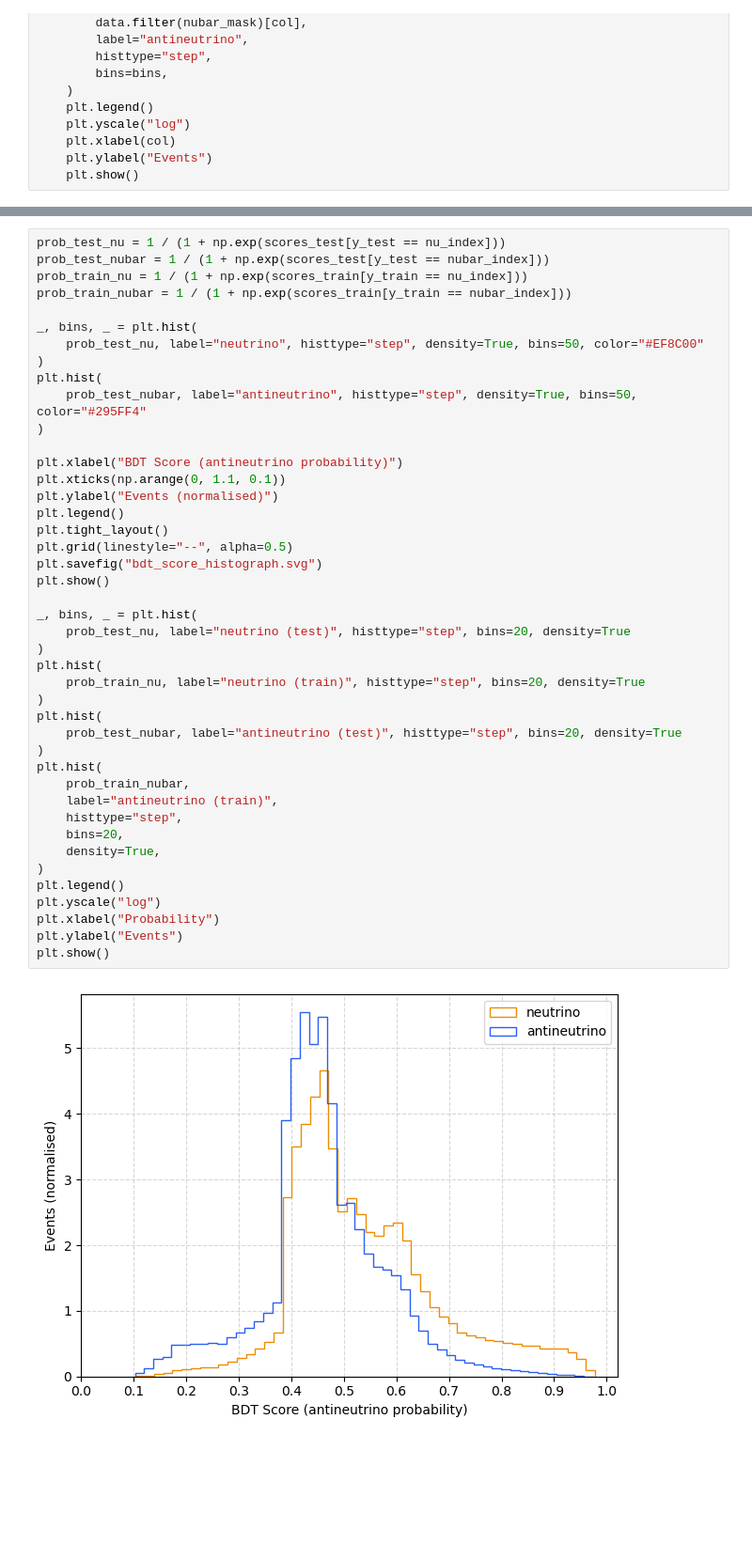
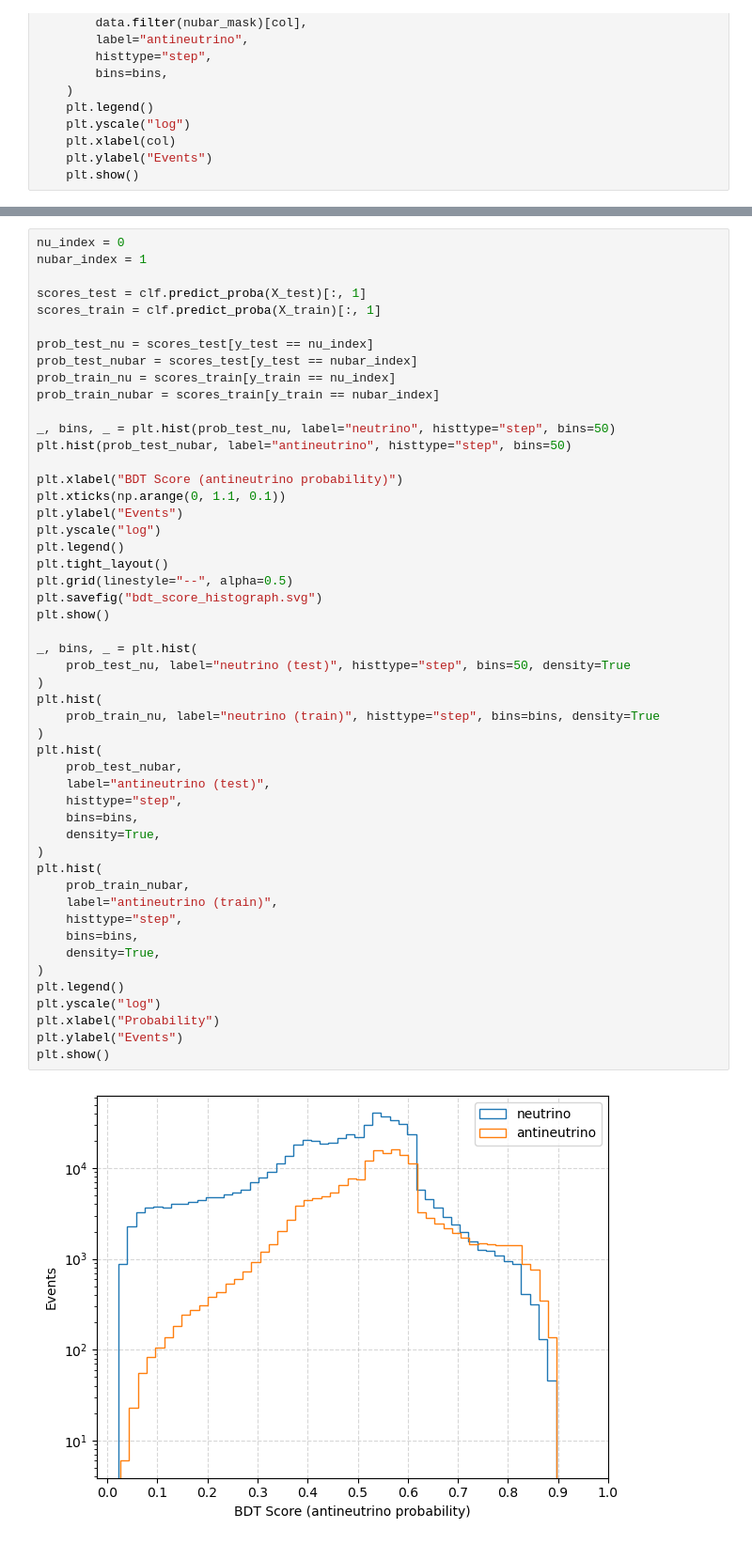
Before and after one commit to bristol-dune/atmospherics-tools, a Jupyter notebook: fast-osc-feedback/BDT-Skeleton.ipynb, the cells around one changed output, grey strips where cells are left out. Shown at 94% size. Cells and saved outputs as stored; diff of their text form; blank space fills up the shorter version.

```diff
--- a/fast-osc-feedback/BDT-Skeleton.ipynb
+++ b/fast-osc-feedback/BDT-Skeleton.ipynb
@@ -231,45 +200,52 @@ print(np.sum(n))
 # %%
-prob_test_nu = 1 / (1 + np.exp(scores_test[y_test == nu_index]))
-prob_test_nubar = 1 / (1 + np.exp(scores_test[y_test == nubar_index]))
-prob_train_nu = 1 / (1 + np.exp(scores_train[y_train == nu_index]))
-prob_train_nubar = 1 / (1 + np.exp(scores_train[y_train == nubar_index]))
+nu_index = 0
+nubar_index = 1
 
-_, bins, _ = plt.hist(
-    prob_test_nu, label="neutrino", histtype="step", density=True, bins=50, color="#EF8C00"
-)
-plt.hist(
-    prob_test_nubar, label="antineutrino", histtype="step", density=True, bins=50, color="#295FF4"
-)
+scores_test = clf.predict_proba(X_test)[:, 1]
+scores_train = clf.predict_proba(X_train)[:, 1]
+
+prob_test_nu = scores_test[y_test == nu_index]
+prob_test_nubar = scores_test[y_test == nubar_index]
+prob_train_nu = scores_train[y_train == nu_index]
+prob_train_nubar = scores_train[y_train == nubar_index]
+
+_, bins, _ = plt.hist(prob_test_nu, label="neutrino", histtype="step", bins=50)
+plt.hist(prob_test_nubar, label="antineutrino", histtype="step", bins=50)
 
 plt.xlabel("BDT Score (antineutrino probability)")
 plt.xticks(np.arange(0, 1.1, 0.1))
-plt.ylabel("Events (normalised)")
+plt.ylabel("Events")
+plt.yscale("log")
 plt.legend()
 plt.tight_layout()
 plt.grid(linestyle="--", alpha=0.5)
 plt.savefig("bdt_score_histograph.svg")
 plt.show()
 
 _, bins, _ = plt.hist(
-    prob_test_nu, label="neutrino (test)", histtype="step", bins=20, density=True
+    prob_test_nu, label="neutrino (test)", histtype="step", bins=50, density=True
 )
 plt.hist(
-    prob_train_nu, label="neutrino (train)", histtype="step", bins=20, density=True
+    prob_train_nu, label="neutrino (train)", histtype="step", bins=bins, density=True
 )
 plt.hist(
-    prob_test_nubar, label="antineutrino (test)", histtype="step", bins=20, density=True
+    prob_test_nubar,
+    label="antineutrino (test)",
+    histtype="step",
+    bins=bins,
+    density=True,
 )
 plt.hist(
     prob_train_nubar,
     label="antineutrino (train)",
     histtype="step",
-    bins=20,
+    bins=bins,
     density=True,
 )
 plt.legend()
 plt.yscale("log")
 plt.xlabel("Probability")
 plt.ylabel("Events")
 plt.show()
 # %% [output]
-[figure, old version]
+[figure, new version]
```
Also changed, not shown: parts of 10 cells of this notebook, 5 other files.
